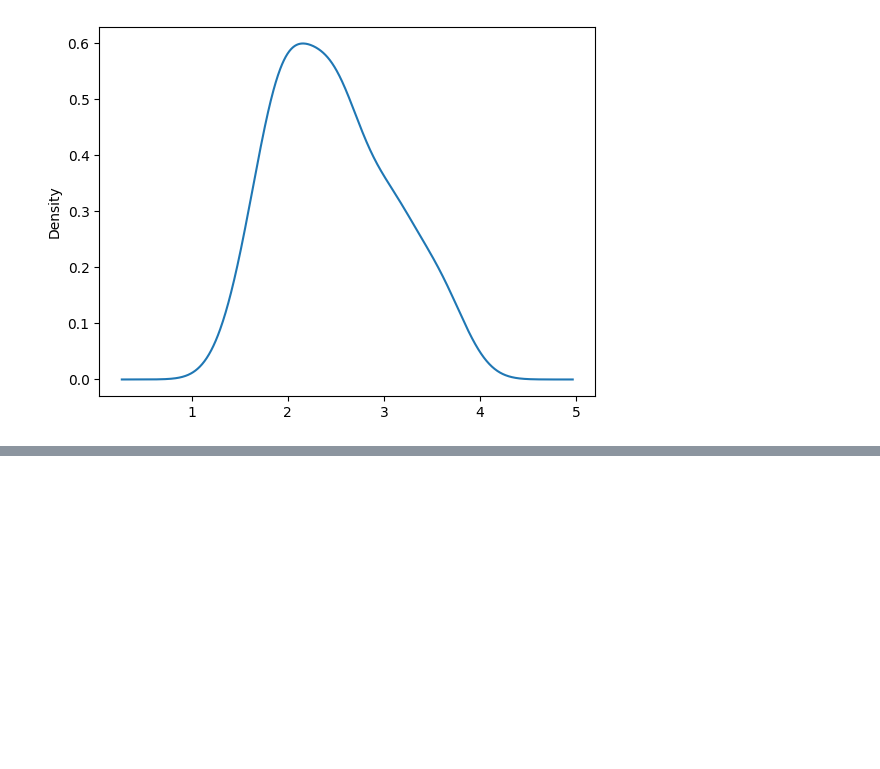
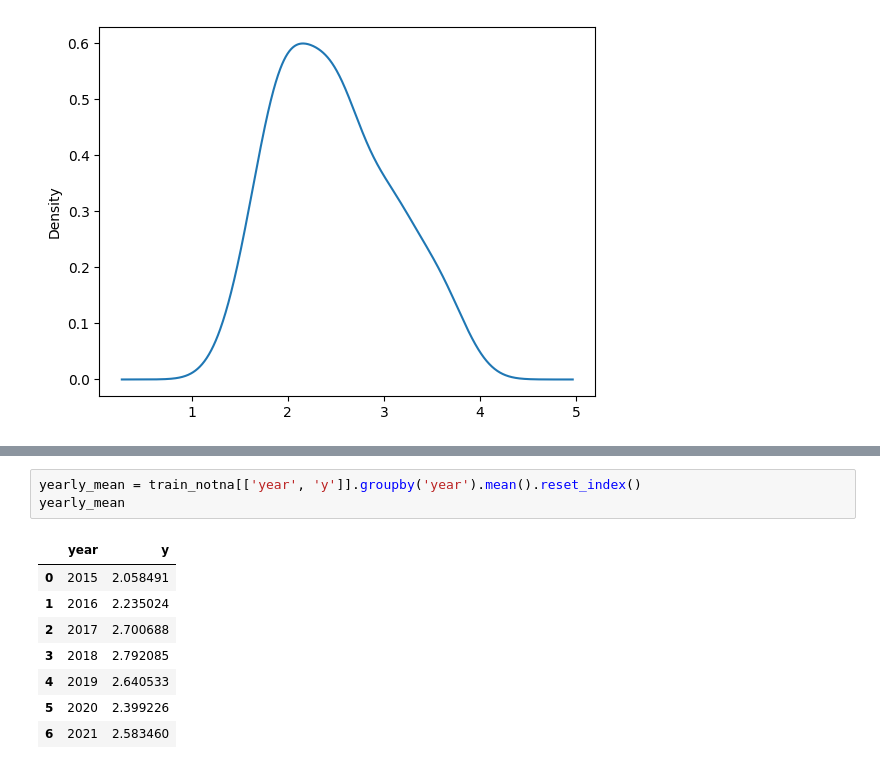
Before and after one commit to pepeEulogio/between, a Jupyter notebook: exploratory/eda.ipynb, the cells around one changed output, grey strips where cells are left out. Drawn from its saved outputs; the diff is of its cells as text; blank space fills up the shorter version.

```diff
--- a/exploratory/eda.ipynb
+++ b/exploratory/eda.ipynb
@@ -159,0 +166,12 @@ train_notna[['month', 'y']].groupby('month').mean()
+# %%
+yearly_mean = train_notna[['year', 'y']].groupby('year').mean().reset_index()
+yearly_mean
+# %% [output]
+|  | year | y |
+| 0 | 2015 | 2.058491 |
+| 1 | 2016 | 2.235024 |
+| 2 | 2017 | 2.700688 |
+| 3 | 2018 | 2.792085 |
+| 4 | 2019 | 2.640533 |
+| 5 | 2020 | 2.399226 |
+| 6 | 2021 | 2.583460 |
```
Also changed, not shown: parts of 7 cells of this notebook.
